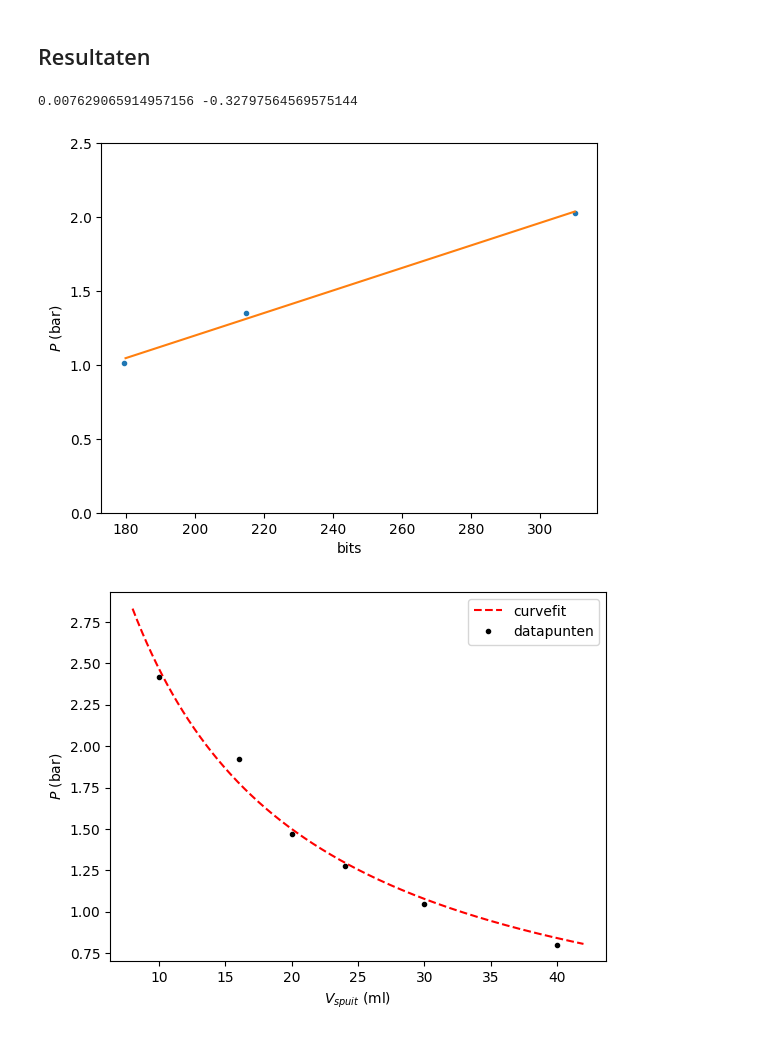
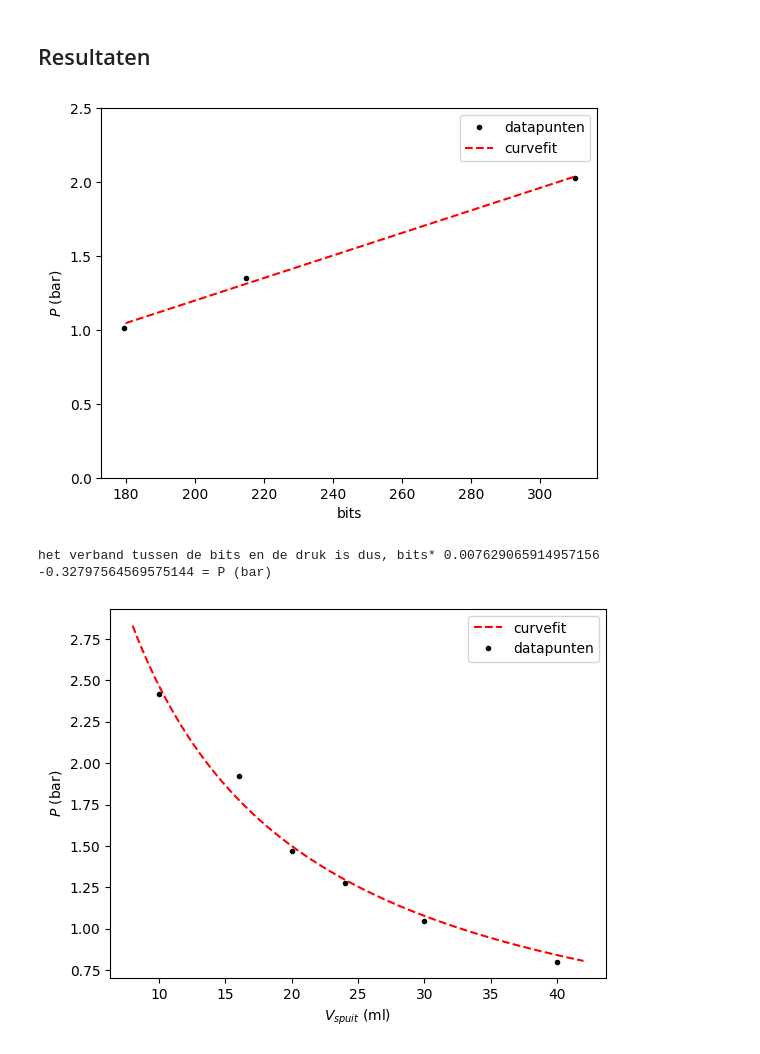
Before and after one commit to BobVill/32, a Jupyter notebook: Content/Labs/druksensorijken.ipynb, the cells around one changed output. Saved outputs shown, nothing was run; the diff lists cells and outputs as text; code cells hidden in the pictures.

```diff
--- a/Content/Labs/druksensorijken.ipynb
+++ b/Content/Labs/druksensorijken.ipynb
@@ -73,39 +73,42 @@ import matplotlib.pyplot as plt
 from scipy.optimize import curve_fit
 atm=1.01325 #Bar
 
 U_1= 179.5 #bits
 U_2= 310 #bits
 U_4=215 #bits
 
 U1=1*atm #bar
 U2=2*atm #bar
 U4=4/3*atm #bar
 
 
 V_1= 40 #mL
 V_2= 20 #mL
 V_4=30 #mL
 
 U_array=[U1, U2, U4]
 U_gemeten_array=[U_1, U_2, U_4]
 
 def lineair(x,a,b):
     return a*x+b
 
 val, cov=curve_fit(lineair, U_gemeten_array, U_array)
 
 b_test=np.linspace(180, 310, 1000)
-plt.plot(U_gemeten_array,U_array, '.')
-plt.plot(b_test, lineair(b_test, *val))
+
+plt.figure()
+plt.plot(U_gemeten_array,U_array, 'k.', label = 'datapunten')
+plt.plot(b_test, lineair(b_test, *val), 'r--', label = 'curvefit')
 plt.xlabel('bits')
 plt.ylabel('$P$ (bar)')
 plt.ylim(0,2.5)
-print(*val)
+plt.legend()
+plt.show()
 
-#het verband tussen de bits en de druk is dus: bits*0.00763-0.32798=druk (bar)
+print('het verband tussen de bits en de druk is dus, bits*',val[0], val[1], '= P (bar)')
 # %% [output]
+[figure, new version]
-0.007629065914957156 -0.32797564569575144
+het verband tussen de bits en de druk is dus, bits* 0.007629065914957156 -0.32797564569575144 = P (bar)
-[figure, old version]
 # %%
 bits=np.array([360, 295, 236,210, 180, 148 ]) #bits
 vol=np.array([10, 16, 20, 24, 30, 40 ]) #mL
```
Also changed, not shown: 1 other file.
